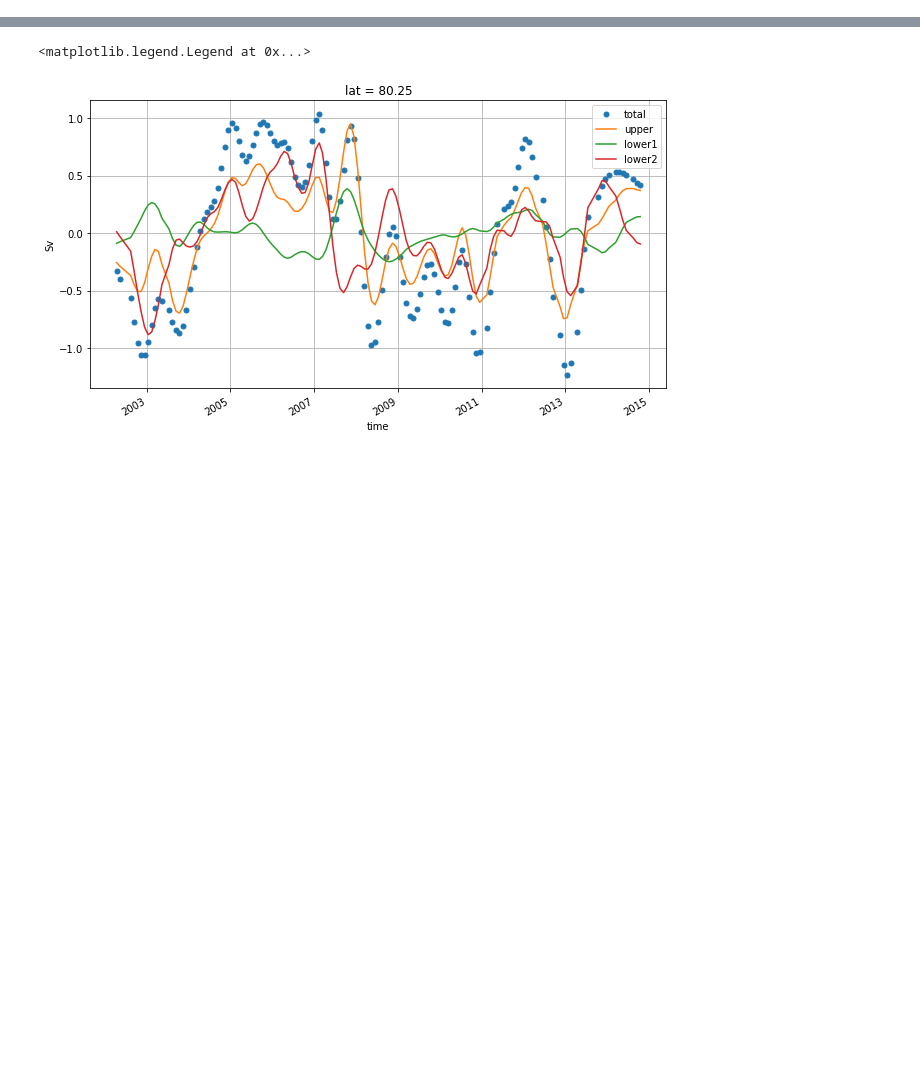
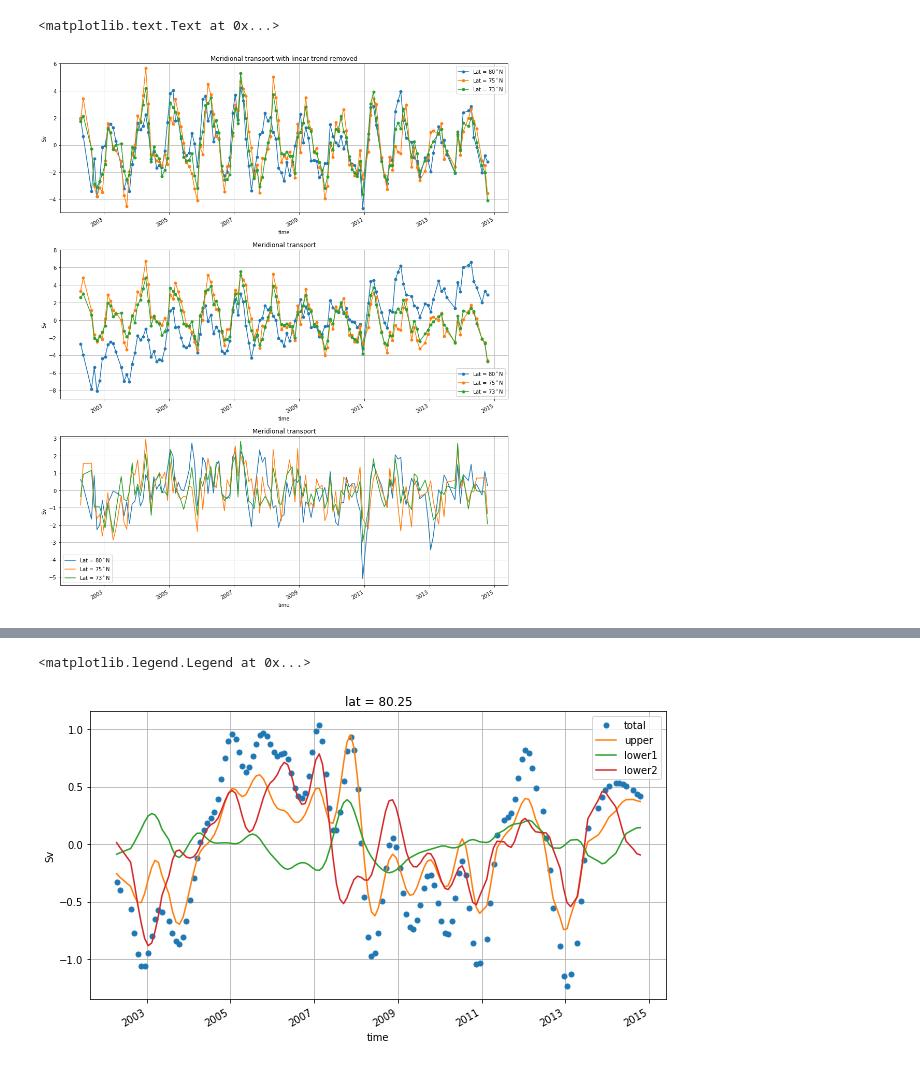
Before and after one commit to chiaweh2/arctic_ocean, a Jupyter notebook: ocean_transport_budget.ipynb, the cells around one changed output, grey strips where cells are left out. Cells and saved outputs as stored; diff of their text form; code cells hidden in the pictures; blank space fills up the shorter version.

Commit message:
calculate the sum of water column transport

```diff
--- a/ocean_transport_budget.ipynb
+++ b/ocean_transport_budget.ipynb
@@ -5,3 +5,9 @@ import matplotlib.pyplot as plt
 ds_80_sec1_lower=xr.open_dataset('./data/arctic_80.25_sec1_tran_1500_3000.nc')
 ds_80_sec2_lower=xr.open_dataset('./data/arctic_80.25_sec2_tran_1500_3500.nc')
 ds_80_upper=xr.open_dataset('./data/arctic_80.25_tran_0_1500.nc')
+ds_80=ds_80_sec1_lower+ds_80_sec2_lower+ds_80_upper
+# %%
+ds_75_sec1_upper=xr.open_dataset('./data/arctic_75.25_sec1_tran_0_1000.nc')
+ds_75_sec2_upper=xr.open_dataset('./data/arctic_75.25_sec2_tran_0_600.nc')
+ds_75_lower=xr.open_dataset('./data/arctic_75.25_tran_1000_4000.nc')
+ds_75=ds_75_sec1_upper+ds_75_sec2_upper+ds_75_lower
@@ -7,0 +59,34 @@ ds_80_upper=xr.open_dataset('./data/arctic_80.25_tran_0_1500.nc')
+# %%
+fig=plt.figure(figsize=[6,2])
+ax1=fig.add_axes([0,0,2,2])
+ds_80.meridN_reslin.plot(ax=ax1, color='C0', marker='o',markersize=5,label='Lat = 80$^\circ$N')
+ds_75.meridN_reslin.plot(ax=ax1, color='C1', marker='o',markersize=5,label='Lat = 75$^\circ$N')
+ds_73.meridN_reslin.plot(ax=ax1, color='C2', marker='o',markersize=5,label='Lat = 73$^\circ$N')
+ax1.set_ylabel('Sv')
+ax1.set_ylim(bottom=-5,top=6)
+ax1.grid()
+ax1.legend()
+ax1.set_title("Meridional transport with linear trend removed")
+
+ax2=fig.add_axes([0,-2.5,2,2])
+ds_80.meridN.plot(ax=ax2, color='C0', marker='o',markersize=5,label='Lat = 80$^\circ$N')
+ds_75.meridN.plot(ax=ax2, color='C1', marker='o',markersize=5,label='Lat = 75$^\circ$N')
+ds_73.meridN.plot(ax=ax2, color='C2', marker='o',markersize=5,label='Lat = 73$^\circ$N')
+ax2.set_ylabel('Sv')
+ax2.set_ylim(bottom=-9,top=8)
+ax2.grid()
+ax2.legend()
+ax2.set_title("Meridional transport")
+
+ax3=fig.add_axes([0,-5,2,2])
+ds_80.meridN_res.plot(ax=ax3, color='C0', marker='',markersize=5,label='Lat = 80$^\circ$N')
+ds_75.meridN_res.plot(ax=ax3, color='C1', marker='',markersize=5,label='Lat = 75$^\circ$N')
+ds_73.meridN_res.plot(ax=ax3, color='C2', marker='',markersize=5,label='Lat = 73$^\circ$N')
+ax3.set_ylabel('Sv')
+# ax3.set_ylim(bottom=-5,top=6)
+ax3.grid()
+ax3.legend()
+ax3.set_title("Meridional transport")
+# %% [output]
+<matplotlib.text.Text at 0x...>
+[figure, added]
```
Also changed, not shown: parts of 13 cells of this notebook.
